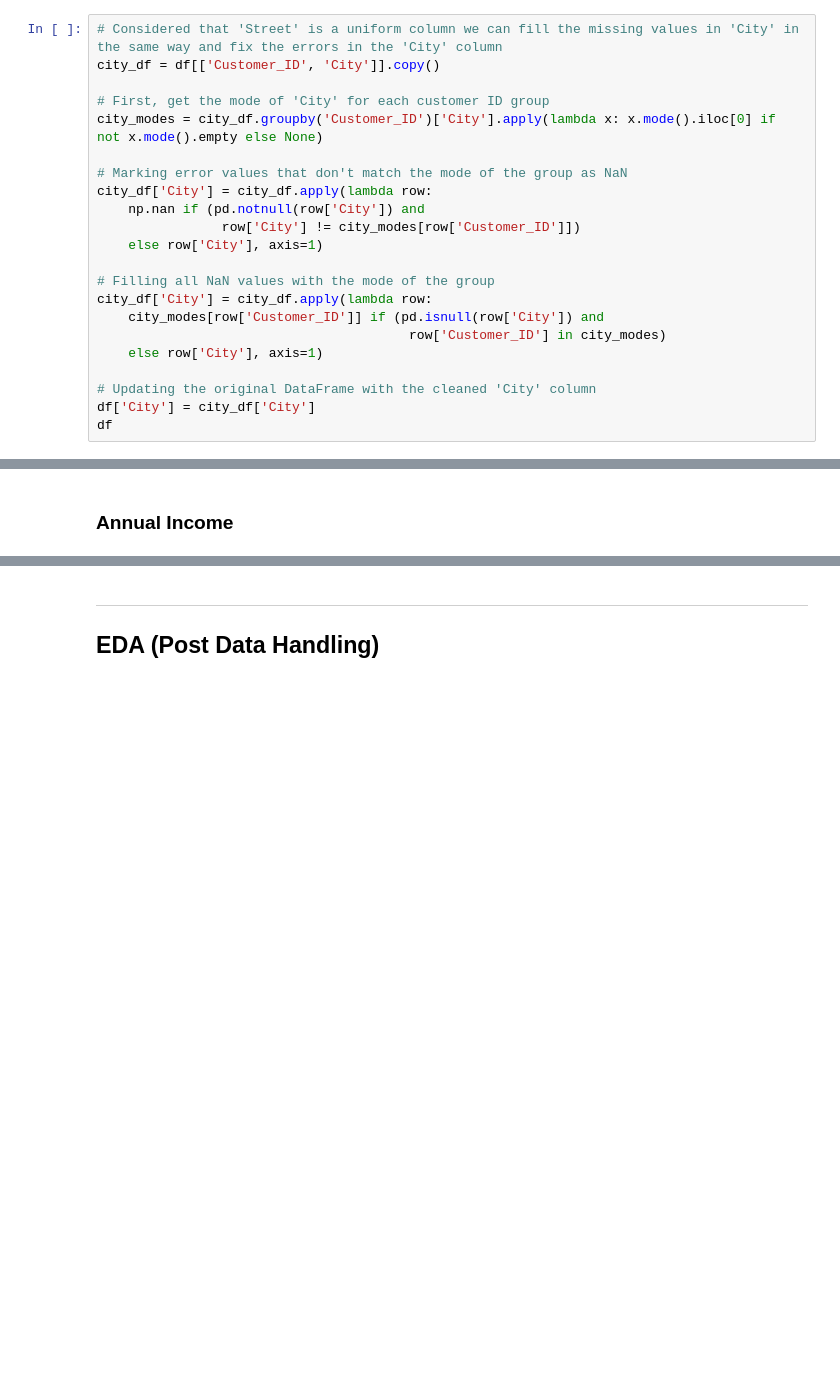
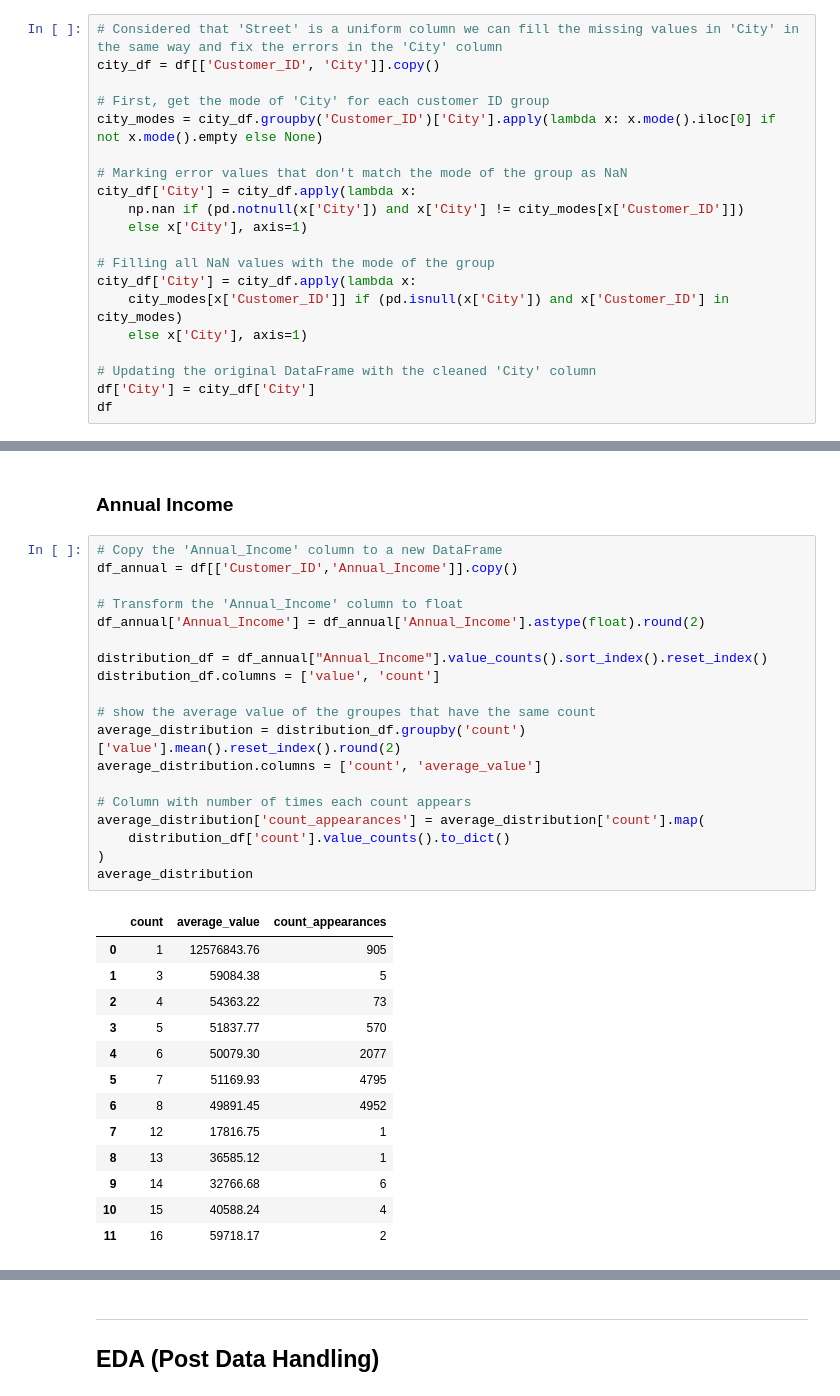
Before and after one commit to Chargent/Credit-Score-Prediction, a Jupyter notebook: main.ipynb, the cells around one changed output, grey strips where cells are left out. Drawn from its saved outputs; the diff is of its cells as text; blank space fills up the shorter version.

```diff
--- a/main.ipynb
+++ b/main.ipynb
@@ -188,16 +222,14 @@ city_df = df[['Customer_ID', 'City']].copy()
 city_modes = city_df.groupby('Customer_ID')['City'].apply(lambda x: x.mode().iloc[0] if not x.mode().empty else None)
 
 # Marking error values that don't match the mode of the group as NaN
-city_df['City'] = city_df.apply(lambda row:
-    np.nan if (pd.notnull(row['City']) and
-                row['City'] != city_modes[row['Customer_ID']])
-    else row['City'], axis=1)
+city_df['City'] = city_df.apply(lambda x:
+    np.nan if (pd.notnull(x['City']) and x['City'] != city_modes[x['Customer_ID']])
+    else x['City'], axis=1)
 
 # Filling all NaN values with the mode of the group
-city_df['City'] = city_df.apply(lambda row:
-    city_modes[row['Customer_ID']] if (pd.isnull(row['City']) and
-                                        row['Customer_ID'] in city_modes)
-    else row['City'], axis=1)
+city_df['City'] = city_df.apply(lambda x:
+    city_modes[x['Customer_ID']] if (pd.isnull(x['City']) and x['Customer_ID'] in city_modes)
+    else x['City'], axis=1)
 
 # Updating the original DataFrame with the cleaned 'City' column
 df['City'] = city_df['City']
@@ -437,3 +469,36 @@ df
 100000 rows × 24 columns
 # %% [markdown]
 ### Annual Income
+# %%
+# Copy the 'Annual_Income' column to a new DataFrame
+df_annual = df[['Customer_ID','Annual_Income']].copy()
+
+# Transform the 'Annual_Income' column to float
+df_annual['Annual_Income'] = df_annual['Annual_Income'].astype(float).round(2)
+
+distribution_df = df_annual["Annual_Income"].value_counts().sort_index().reset_index()
+distribution_df.columns = ['value', 'count']
+
+# show the average value of the groupes that have the same count
+average_distribution = distribution_df.groupby('count')['value'].mean().reset_index().round(2)
+average_distribution.columns = ['count', 'average_value']
+
+# Column with number of times each count appears
+average_distribution['count_appearances'] = average_distribution['count'].map(
+    distribution_df['count'].value_counts().to_dict()
+)
+average_distribution
+# %% [output]
+|  | count | average_value | count_appearances |
+| 0 | 1 | 12576843.76 | 905 |
+| 1 | 3 | 59084.38 | 5 |
+| 2 | 4 | 54363.22 | 73 |
+| 3 | 5 | 51837.77 | 570 |
+| 4 | 6 | 50079.30 | 2077 |
+| 5 | 7 | 51169.93 | 4795 |
+| 6 | 8 | 49891.45 | 4952 |
+| 7 | 12 | 17816.75 | 1 |
+| 8 | 13 | 36585.12 | 1 |
+| 9 | 14 | 32766.68 | 6 |
+| 10 | 15 | 40588.24 | 4 |
+| 11 | 16 | 59718.17 | 2 |
```
Also changed, not shown: parts of 9 cells of this notebook, 2 other files.
